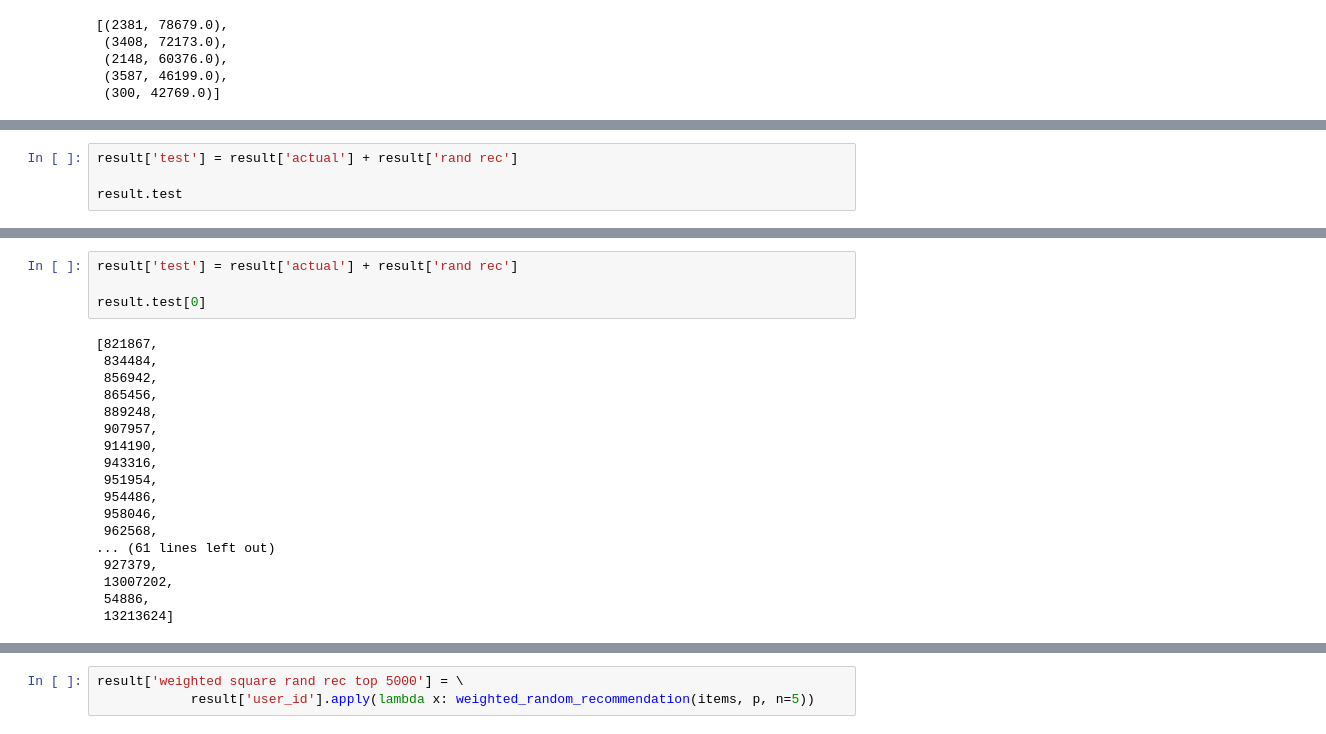
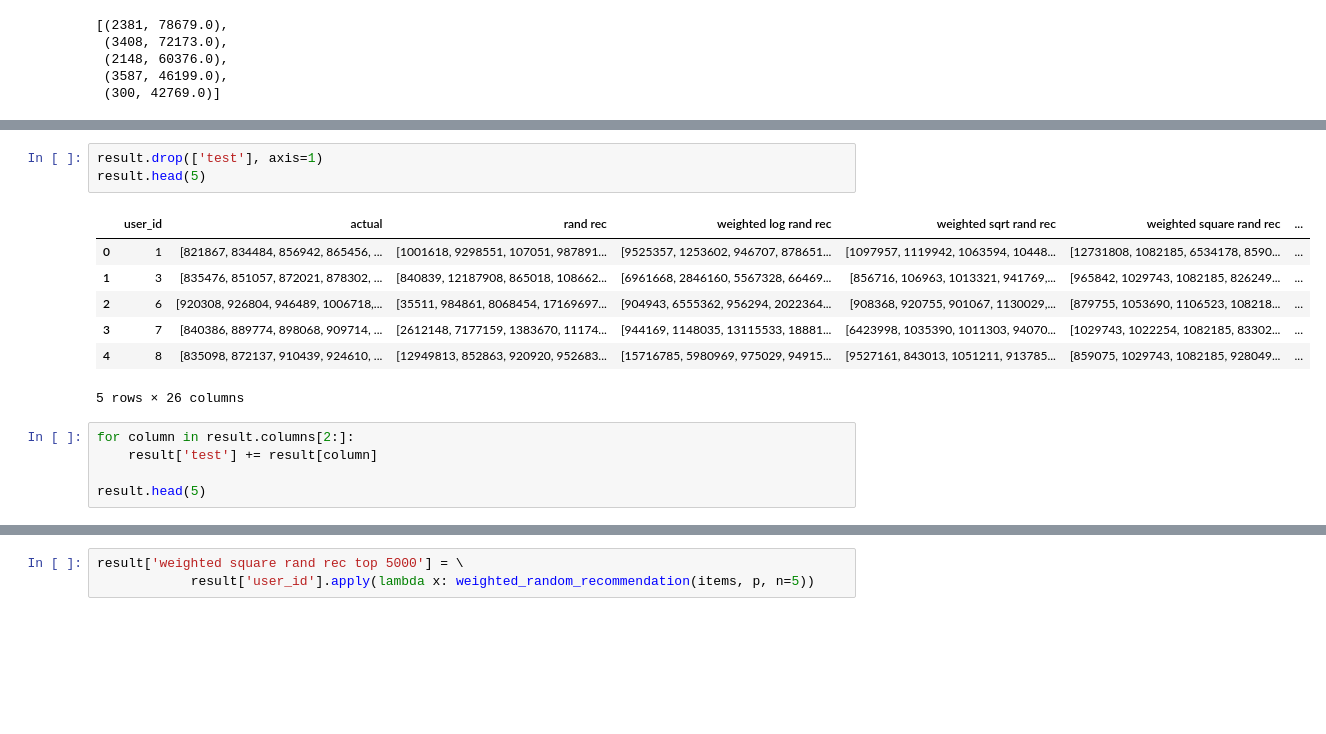
Before and after one commit to AndreiBazhenau/gb, a Jupyter notebook: rec_sys/hw2.ipynb, the cells around one changed output, grey strips where cells are left out. Drawn from its saved outputs; the diff is of its cells as text; blank space fills up the shorter version.

```diff
--- a/rec_sys/hw2.ipynb
+++ b/rec_sys/hw2.ipynb
@@ -1199,4 +1178,0 @@ Name: actual, dtype: object
-# %%
-result['test'] = result['actual'] + result['rand rec']
-
-result.test
@@ -1216,22 +1179,16 @@ Name: test, Length: 2042, dtype: object
-# %%
-result['test'] = result['actual'] + result['rand rec']
-
-result.test[0]
-# %% [output]
-[821867,
- 834484,
- 856942,
- 865456,
- 889248,
- 907957,
- 914190,
- 943316,
- 951954,
- 954486,
- 958046,
- 962568,
-... (61 lines left out)
- 927379,
- 13007202,
- 54886,
- 13213624]
+# %%
+result.drop(['test'], axis=1)
+result.head(5)
+# %% [output]
+|  | user_id | actual | rand rec | weighted log rand rec | weighted sqrt rand rec | weighted square rand rec | ... |
+| 0 | 1 | [821867, 834484, 856942, 865456, ... | [1001618, 9298551, 107051, 987891... | [9525357, 1253602, 946707, 878651... | [1097957, 1119942, 1063594, 10448... | [12731808, 1082185, 6534178, 8590... | ... |
+| 1 | 3 | [835476, 851057, 872021, 878302, ... | [840839, 12187908, 865018, 108662... | [6961668, 2846160, 5567328, 66469... | [856716, 106963, 1013321, 941769,... | [965842, 1029743, 1082185, 826249... | ... |
+| 2 | 6 | [920308, 926804, 946489, 1006718,... | [35511, 984861, 8068454, 17169697... | [904943, 6555362, 956294, 2022364... | [908368, 920755, 901067, 1130029,... | [879755, 1053690, 1106523, 108218... | ... |
+| 3 | 7 | [840386, 889774, 898068, 909714, ... | [2612148, 7177159, 1383670, 11174... | [944169, 1148035, 13115533, 18881... | [6423998, 1035390, 1011303, 94070... | [1029743, 1022254, 1082185, 83302... | ... |
+| 4 | 8 | [835098, 872137, 910439, 924610, ... | [12949813, 852863, 920920, 952683... | [15716785, 5980969, 975029, 94915... | [9527161, 843013, 1051211, 913785... | [859075, 1029743, 1082185, 928049... | ... |
+5 rows × 26 columns
+# %%
+for column in result.columns[2:]:
+    result['test'] += result[column]
+
+result.head(5)
```
Also changed, not shown: parts of 37 cells of this notebook.
